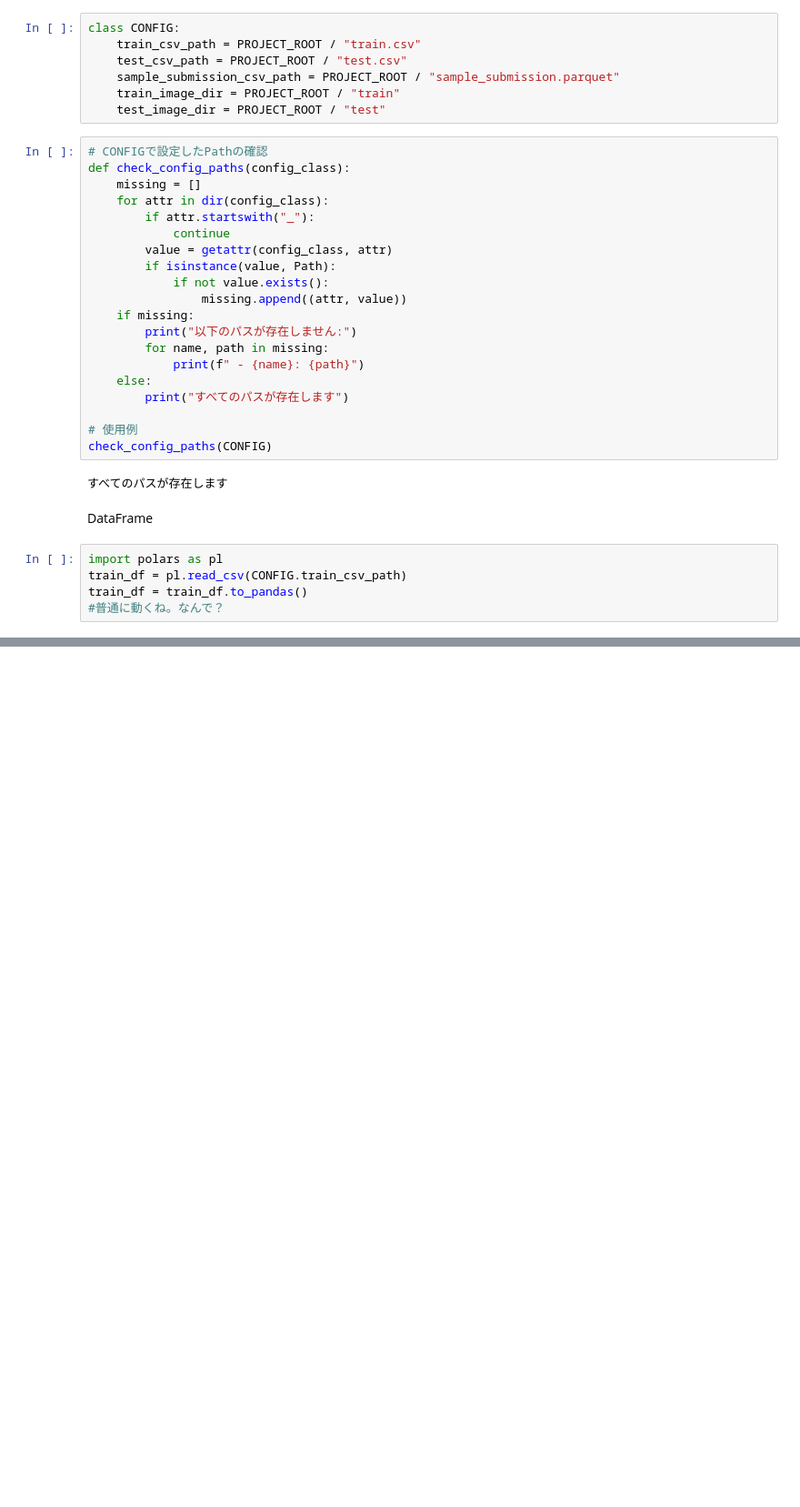
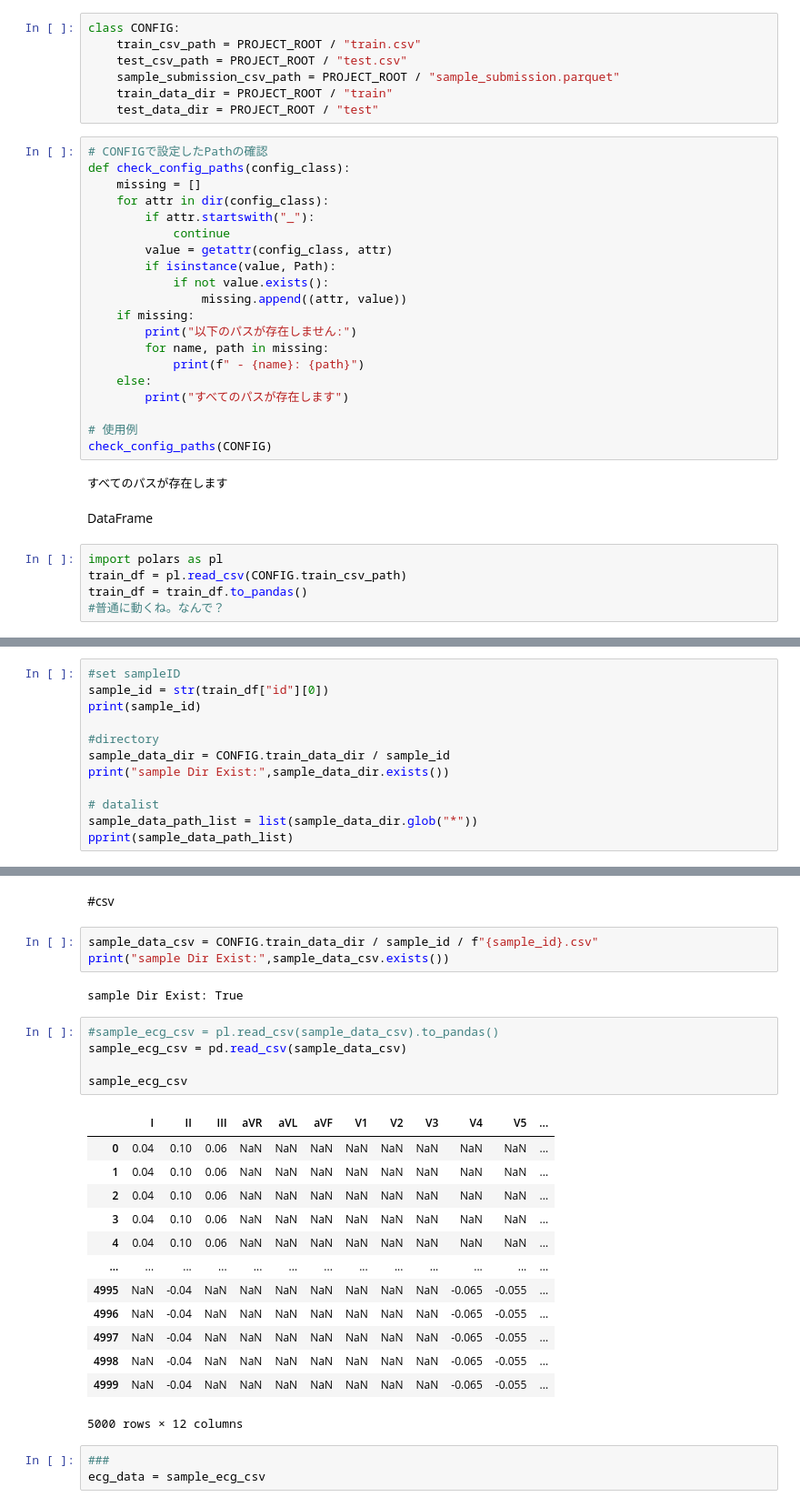
Before and after one commit to yohehe/ECG-Analysis, a Jupyter notebook: 02_setDataLoader.ipynb, the cells around one changed output, grey strips where cells are left out. Shown at 91% size. Drawn from its saved outputs; the diff is of its cells as text; blank space fills up the shorter version.

```diff
--- a/02_setDataLoader.ipynb
+++ b/02_setDataLoader.ipynb
@@ -37,8 +32,8 @@ class CONFIG:
     train_csv_path = PROJECT_ROOT / "train.csv"
     test_csv_path = PROJECT_ROOT / "test.csv"
     sample_submission_csv_path = PROJECT_ROOT / "sample_submission.parquet"
-    train_image_dir = PROJECT_ROOT / "train"
-    test_image_dir = PROJECT_ROOT / "test"
+    train_data_dir = PROJECT_ROOT / "train"
+    test_data_dir = PROJECT_ROOT / "test"
 # %%
 # CONFIGで設定したPathの確認
 def check_config_paths(config_class):
@@ -74,0 +80,12 @@ sample_id = "10140238"
+# %%
+#set sampleID
+sample_id = str(train_df["id"][0])
+print(sample_id)
+
+#directory
+sample_data_dir = CONFIG.train_data_dir / sample_id
+print("sample Dir Exist:",sample_data_dir.exists())
+
+# datalist
+sample_data_path_list = list(sample_data_dir.glob("*"))
+pprint(sample_data_path_list)
@@ -74,0 +105,29 @@ sample_id = "10140238"
+# %% [markdown]
+#csv
+# %%
+sample_data_csv = CONFIG.train_data_dir / sample_id / f"{sample_id}.csv"
+print("sample Dir Exist:",sample_data_csv.exists())
+# %% [output]
+sample Dir Exist: True
+# %%
+#sample_ecg_csv = pl.read_csv(sample_data_csv).to_pandas()
+sample_ecg_csv = pd.read_csv(sample_data_csv)
+
+sample_ecg_csv
+# %% [output]
+|  | I | II | III | aVR | aVL | aVF | V1 | V2 | V3 | V4 | V5 | ... |
+| 0 | 0.04 | 0.10 | 0.06 | NaN | NaN | NaN | NaN | NaN | NaN | NaN | NaN | ... |
+| 1 | 0.04 | 0.10 | 0.06 | NaN | NaN | NaN | NaN | NaN | NaN | NaN | NaN | ... |
+| 2 | 0.04 | 0.10 | 0.06 | NaN | NaN | NaN | NaN | NaN | NaN | NaN | NaN | ... |
+| 3 | 0.04 | 0.10 | 0.06 | NaN | NaN | NaN | NaN | NaN | NaN | NaN | NaN | ... |
+| 4 | 0.04 | 0.10 | 0.06 | NaN | NaN | NaN | NaN | NaN | NaN | NaN | NaN | ... |
+| ... | ... | ... | ... | ... | ... | ... | ... | ... | ... | ... | ... | ... |
+| 4995 | NaN | -0.04 | NaN | NaN | NaN | NaN | NaN | NaN | NaN | -0.065 | -0.055 | ... |
+| 4996 | NaN | -0.04 | NaN | NaN | NaN | NaN | NaN | NaN | NaN | -0.065 | -0.055 | ... |
+| 4997 | NaN | -0.04 | NaN | NaN | NaN | NaN | NaN | NaN | NaN | -0.065 | -0.055 | ... |
+| 4998 | NaN | -0.04 | NaN | NaN | NaN | NaN | NaN | NaN | NaN | -0.065 | -0.055 | ... |
+| 4999 | NaN | -0.04 | NaN | NaN | NaN | NaN | NaN | NaN | NaN | -0.065 | -0.055 | ... |
+5000 rows × 12 columns
+# %%
+###
+ecg_data = sample_ecg_csv
```
Also changed, not shown: parts of 21 cells of this notebook, 1 other file.
